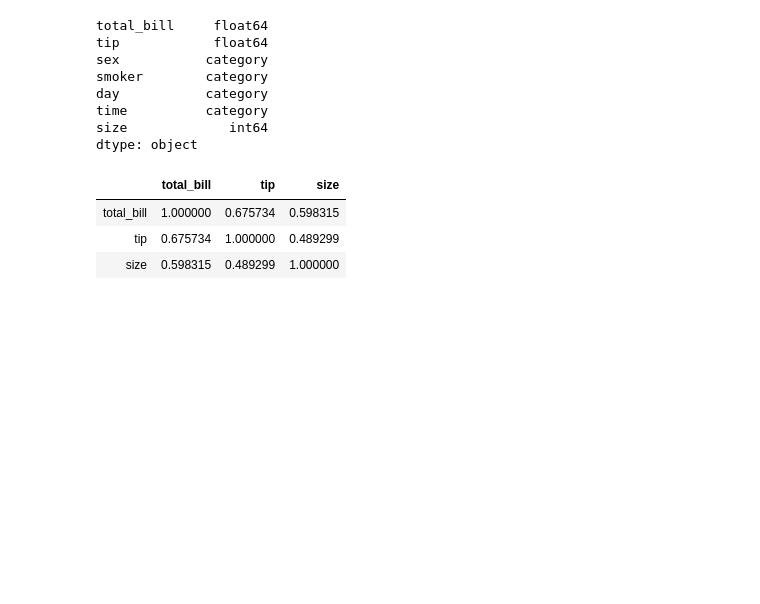
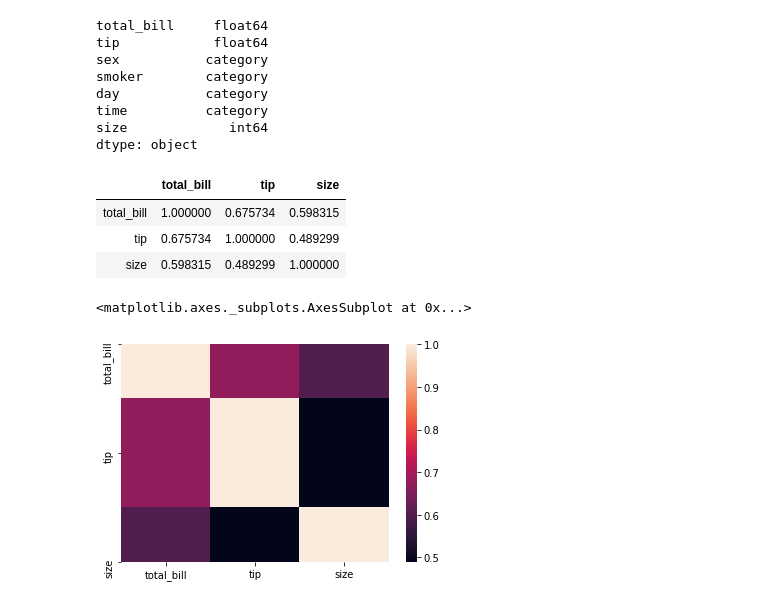
Before and after one commit to sagasthy/Machine-Learning, a Jupyter notebook: Seaborn Tutorial.ipynb, the cells around one changed output. Saved outputs shown, nothing was run; the diff lists cells and outputs as text; code cells hidden in the pictures; blank space fills up the shorter version.

```diff
--- a/Seaborn Tutorial.ipynb
+++ b/Seaborn Tutorial.ipynb
@@ -44,3 +44,8 @@ df.corr()
 | total_bill | 1.000000 | 0.675734 | 0.598315 |
 | tip | 0.675734 | 1.000000 | 0.489299 |
 | size | 0.598315 | 0.489299 | 1.000000 |
+# %%
+sns.heatmap(df.corr())
+# %% [output]
+<matplotlib.axes._subplots.AxesSubplot at 0x...>
+[figure, added]
```
Also changed, not shown: parts of 22 cells of this notebook, 1 other file.
